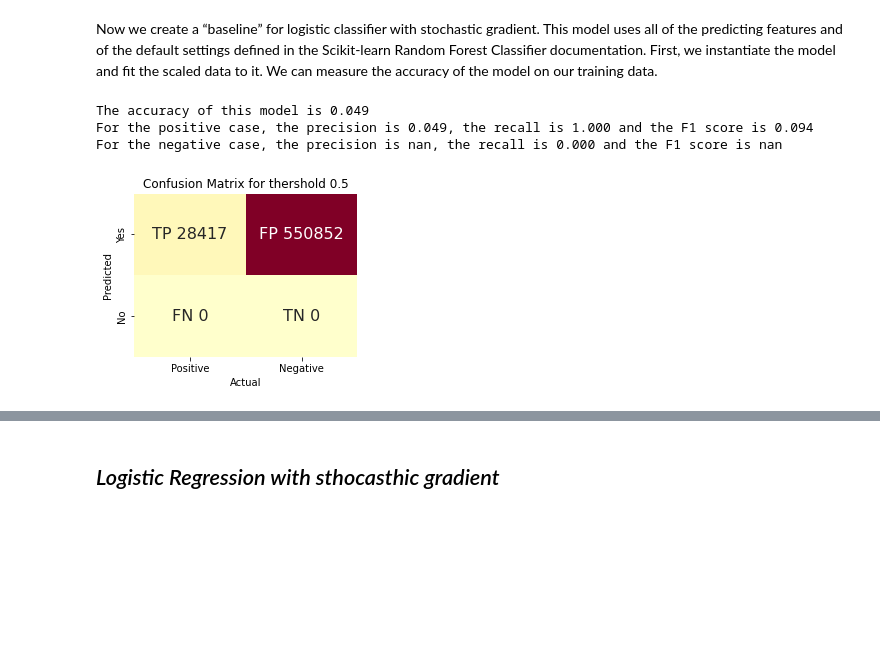
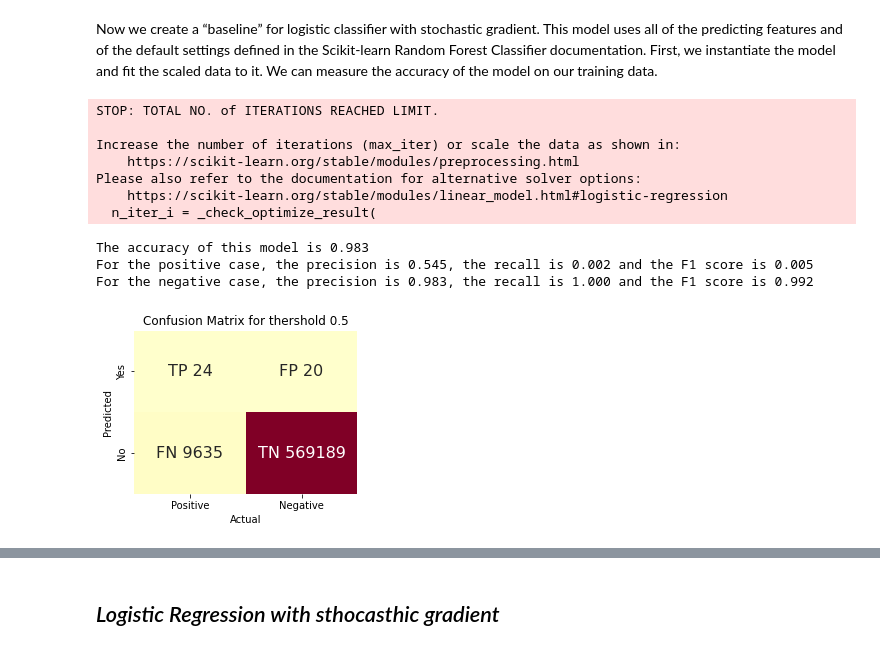
Before and after one commit to epfl-ada/ada-2021-project-avada-kedavra, a Jupyter notebook: classification.ipynb, the cells around one changed output, grey strips where cells are left out. Cells and saved outputs as stored; diff of their text form; code cells hidden in the pictures; blank space fills up the shorter version.

```diff
--- a/classification.ipynb
+++ b/classification.ipynb
@@ -205,28 +193,35 @@ X_test_scaled_pca = pca.transform(test_scaled)
 ## *Fit To “Baseline” Logistic classification with stochastic gradient*
 # %% [markdown]
 Now we create a “baseline” for logistic classifier with stochastic gradient. This model uses all of the predicting features and of the default settings defined in the Scikit-learn Random Forest Classifier documentation. First, we instantiate the model and fit the scaled data to it. We can measure the accuracy of the model on our training data.
-# %%
-sgdc=SGDClassifier(loss='log')
-sgdc.fit(train_scaled, train_label)
-
-prediction_proba=sgdc.predict_proba(test_features)
-
-#construct the confusion matrix
-confusion_matrix_05_baseline = compute_confusion_matrix(test_label, prediction_proba, 0.5)
-
-plt.figure(figsize = (4,3))
-ax = plot_confusion_matrix(confusion_matrix_05_baseline)
-
-#setting axis
-plt.xlabel('Actual')
-plt.ylabel('Predicted')
-ax.set(title = 'Confusion Matrix for thershold 0.5')
-
-#get the accuracy of the model
-accuracy (confusion_matrix_05_baseline)
-# %% [output]
-The accuracy of this model is 0.049
-For the positive case, the precision is 0.049, the recall is 1.000 and the F1 score is 0.094
-For the negative case, the precision is nan, the recall is 0.000 and the F1 score is nan
-[figure, removed]
+# %%
+logistic=LogisticRegression()
+logistic.fit(train_scaled, train_label)
+
+prediction_proba=logistic.predict_proba(test_scaled )
+
+#construct the confusion matrix
+confusion_matrix_05_baseline = compute_confusion_matrix(test_label, prediction_proba, 0.5)
+
+plt.figure(figsize = (4,3))
+ax = plot_confusion_matrix(confusion_matrix_05_baseline)
+
+#setting axis
+plt.xlabel('Actual')
+plt.ylabel('Predicted')
+ax.set(title = 'Confusion Matrix for thershold 0.5')
+
+#get the accuracy of the model
+accuracy (confusion_matrix_05_baseline)
+# %% [output]
+STOP: TOTAL NO. of ITERATIONS REACHED LIMIT.
+
+Increase the number of iterations (max_iter) or scale the data as shown in:
+    https://scikit-learn.org/stable/modules/preprocessing.html
+Please also refer to the documentation for alternative solver options:
+    https://scikit-learn.org/stable/modules/linear_model.html#logistic-regression
+  n_iter_i = _check_optimize_result(
+The accuracy of this model is 0.983
+For the positive case, the precision is 0.545, the recall is 0.002 and the F1 score is 0.005
+For the negative case, the precision is 0.983, the recall is 1.000 and the F1 score is 0.992
+[figure, added]
 # %%
```
Also changed, not shown: parts of 11 cells of this notebook.
